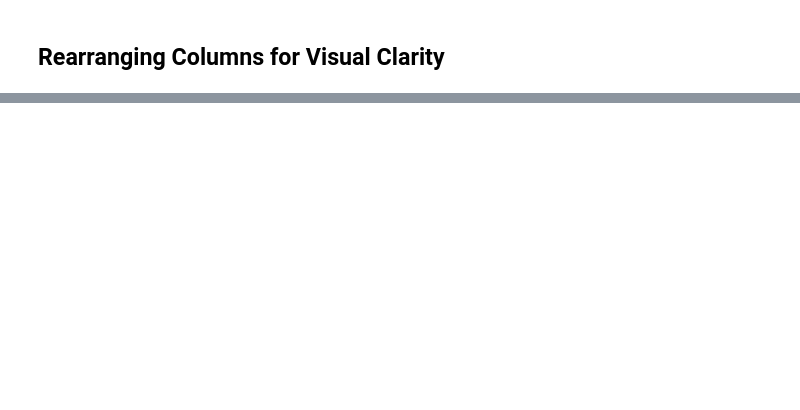
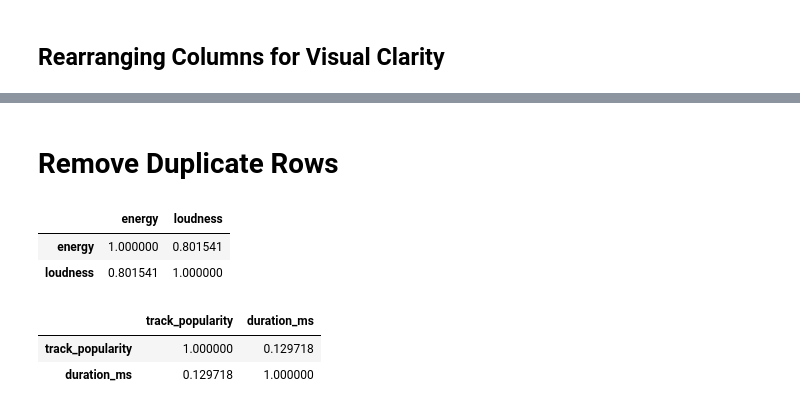
Before and after one commit to yukiroow/data_analytics, a Jupyter notebook: prelimproject.ipynb, the cells around one changed output, grey strips where cells are left out. Saved outputs shown, nothing was run; the diff lists cells and outputs as text; code cells hidden in the pictures; blank space fills up the shorter version.

```diff
--- a/prelimproject.ipynb
+++ b/prelimproject.ipynb
@@ -62,0 +48,2 @@ songs
+# %% [markdown]
+# Remove Duplicate Rows
@@ -62,0 +53,14 @@ songs
+# %%
+pearson_data = songs[['energy', 'loudness']]
+pearson_data.corr(method='pearson')
+# %% [output]
+|  | energy | loudness |
+| energy | 1.000000 | 0.801541 |
+| loudness | 0.801541 | 1.000000 |
+# %%
+spearman_data = songs[['track_popularity', 'duration_ms']]
+spearman_data.corr(method='spearman')
+# %% [output]
+|  | track_popularity | duration_ms |
+| track_popularity | 1.000000 | 0.129718 |
+| duration_ms | 0.129718 | 1.000000 |
```
Also changed, not shown: parts of 6 cells of this notebook, 3 other files.
